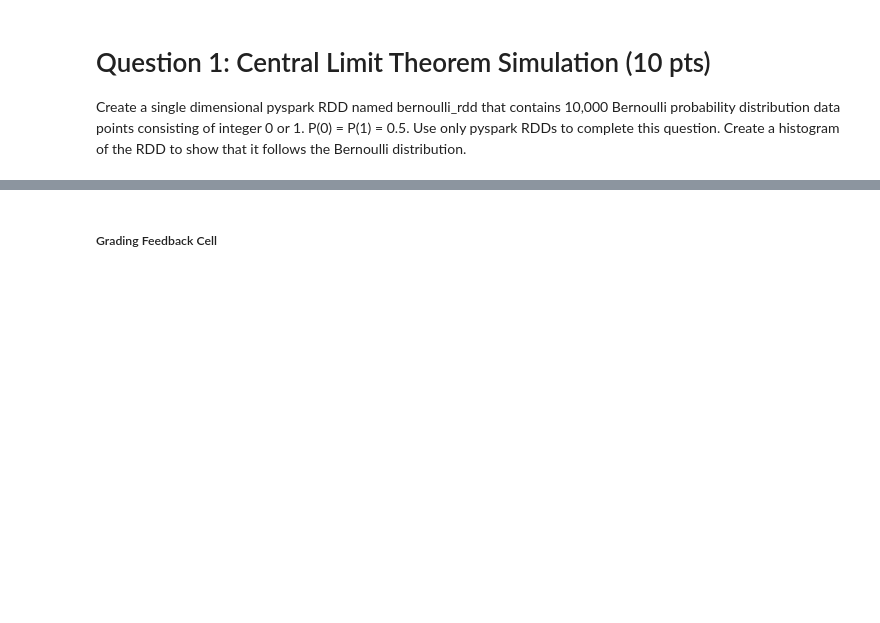
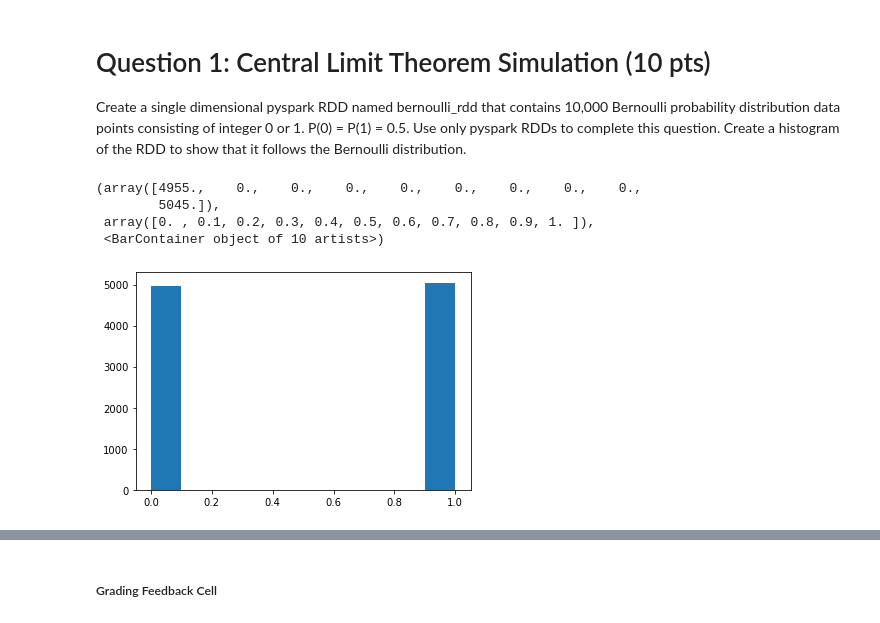
Before and after one commit to xbai15/IST718-HW2, a Jupyter notebook: IST-718 Fall 2020 Homework 2.ipynb, the cells around one changed output, grey strips where cells are left out. Drawn from its saved outputs; the diff is of its cells as text; code cells hidden in the pictures; blank space fills up the shorter version.

```diff
--- a/IST-718 Fall 2020 Homework 2.ipynb
+++ b/IST-718 Fall 2020 Homework 2.ipynb
@@ -136,0 +135,19 @@ Create a single dimensional pyspark RDD named bernoulli_rdd that contains 10,000
+# %%
+# your code here
+
+from pyspark.mllib import random
+import matplotlib.pyplot as plot
+
+bernoulli_rdd = random.RandomRDDs.uniformRDD(sc, 10000).map(lambda x: 0 if x<0.5 else 1)
+# bernoulli_rdd = random.RandomRDDs.uniformRDD(sc, 10000)
+bernoulli_rdd_p = bernoulli_rdd.collect()
+bernoulli_rdd_p
+
+plot.hist(bernoulli_rdd_p)
+# hist(bernoulli_rdd_p)
+# %% [output]
+(array([4955.,    0.,    0.,    0.,    0.,    0.,    0.,    0.,    0.,
+        5045.]),
+ array([0. , 0.1, 0.2, 0.3, 0.4, 0.5, 0.6, 0.7, 0.8, 0.9, 1. ]),
+ <BarContainer object of 10 artists>)
+[figure, added]
```
Also changed, not shown: parts of 24 cells of this notebook, 1 other file.
